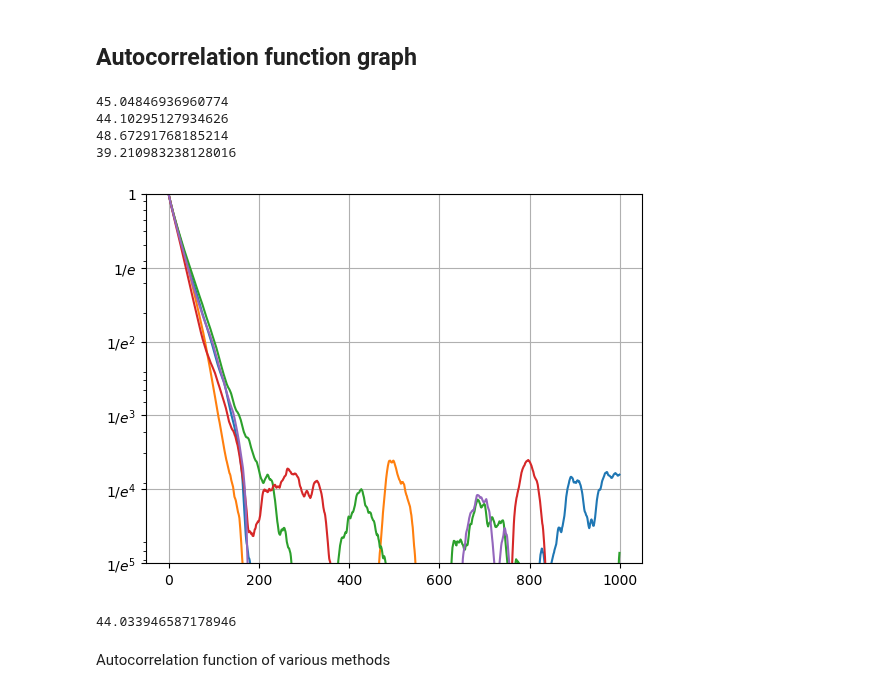
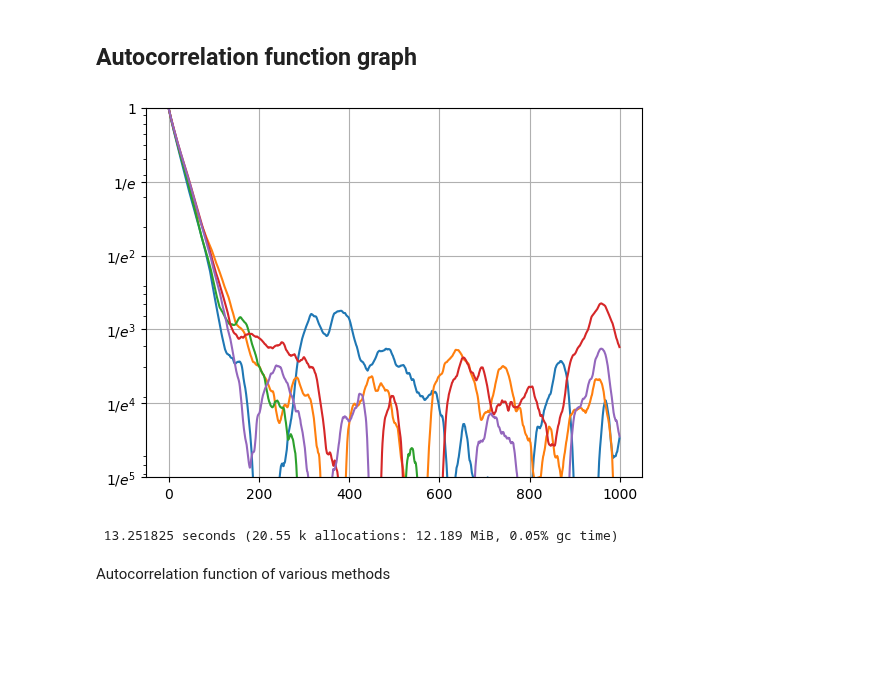
Before and after one commit to bkjhun/ising_2d_julia, a Jupyter notebook: ising_2d.ipynb, the cells around one changed output. Cells and saved outputs as stored; diff of their text form; code cells hidden in the pictures; blank space fills up the shorter version.

```diff
--- a/ising_2d.ipynb
+++ b/ising_2d.ipynb
@@ -96,30 +104,29 @@ end
 # %% [markdown]
 ## Autocorrelation function graph
 # %%
-Length = 32
-Config = initialize(Length, "random")
+function plot_autocorrelation_function()
+    Length = 32
+    Config = initialize(Length, "random")
 
-Temperature = 2.3
-num_sample = Int(1e5)
-num_sample_burn = 2000
-period_sample = 1
+    Temperature = 2.3
+    num_sample = Int(1e5)
+    num_sample_burn = 2000
+    period_sample = 1
 
-for iteration = 1:5
-    vec_magnetization, vec_energy = stream_tw(Config, Temperature, num_sample, num_sample_burn, period_sample)
-    println(autocorrelation_time(abs.(vec_magnetization), 1000))
-    semilogy(autocorrelation_function(abs.(vec_magnetization), 1000))
+    for iteration = 1:5
+        vec_magnetization, vec_energy = stream_tw(Config, Temperature, num_sample, num_sample_burn, period_sample)
+        semilogy(autocorrelation_function(abs.(vec_magnetization), 1000))
+    end
+
+    ylim([exp(-5), 1])
+    yticks([1, exp(-1), exp(-2), exp(-3), exp(-4), exp(-5)],["1", L"$1/e$", L"$1/e^2$", L"$1/e^3$", L"$1/e^4$", L"$1/e^5$"])
+    grid()
 end
-
-ylim([exp(-5), 1])
-yticks([1, exp(-1), exp(-2), exp(-3), exp(-4), exp(-5)],["1", L"$1/e$", L"$1/e^2$", L"$1/e^3$", L"$1/e^4$", L"$1/e^5$"])
-grid()
-# %% [output]
-45.04846936960774
-44.10295127934626
-48.67291768185214
-39.210983238128016
-[figure, removed]
-44.033946587178946
+# %%
+@time plot_autocorrelation_function()
+# %% [output]
+[figure, added]
+ 13.251825 seconds (20.55 k allocations: 12.189 MiB, 0.05% gc time)
 # %% [markdown]
 Autocorrelation function of various methods
 # %%
```
Also changed, not shown: parts of 12 cells of this notebook, 19 other files.
